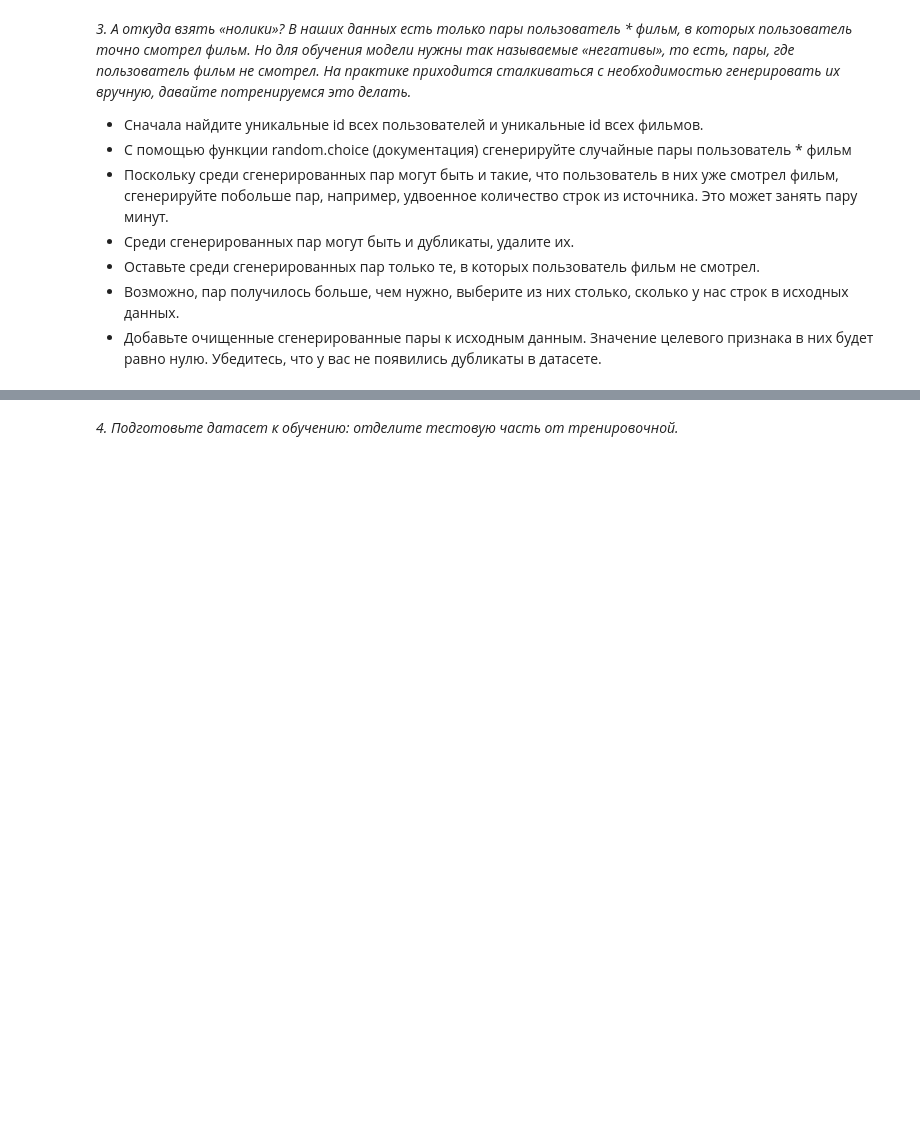
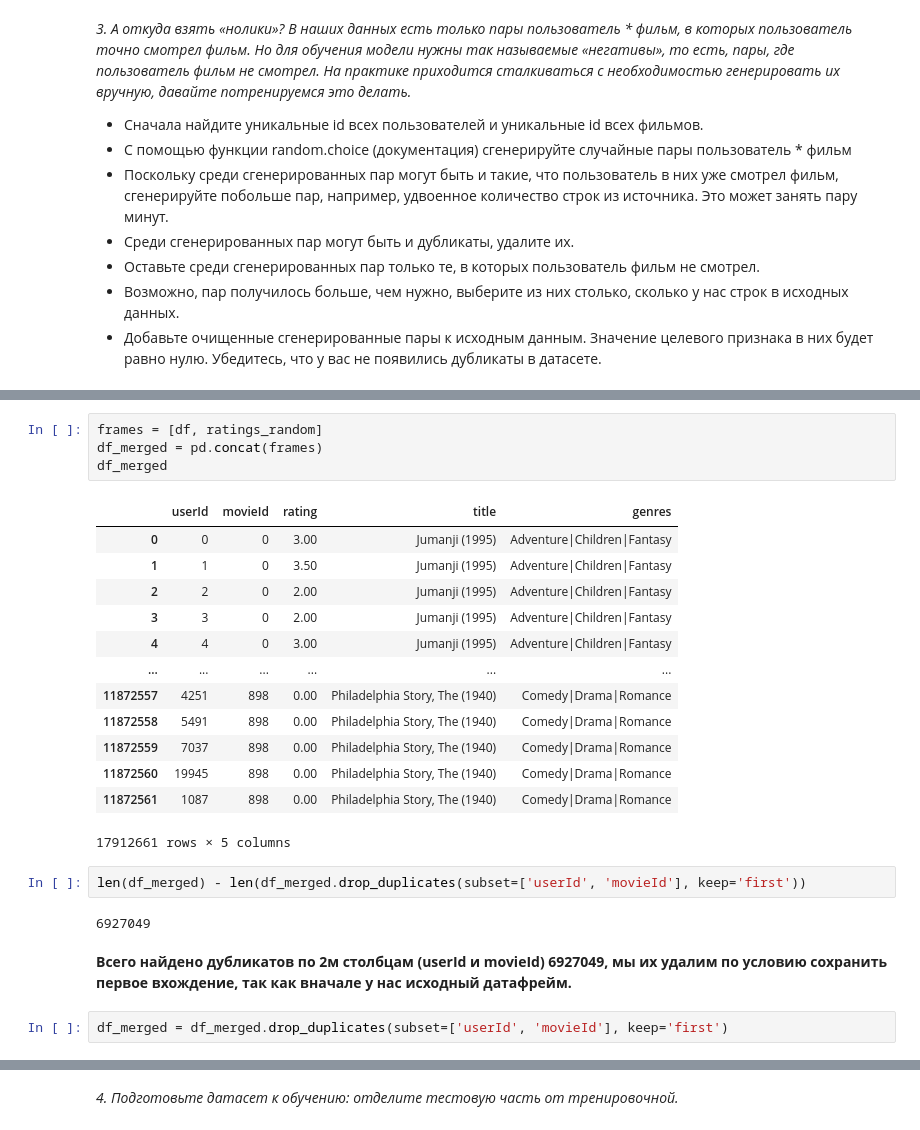
Before and after one commit to W1llAnn/1tdata-homework, a Jupyter notebook: 2.7 - homework.ipynb, the cells around one changed output, grey strips where cells are left out. Cells and saved outputs as stored; diff of their text form; blank space fills up the shorter version.

```diff
--- a/2.7 - homework.ipynb
+++ b/2.7 - homework.ipynb
@@ -47,0 +169,26 @@ hh
+# %%
+frames = [df, ratings_random]
+df_merged = pd.concat(frames)
+df_merged
+# %% [output]
+|  | userId | movieId | rating | title | genres |
+| 0 | 0 | 0 | 3.00 | Jumanji (1995) | Adventure|Children|Fantasy |
+| 1 | 1 | 0 | 3.50 | Jumanji (1995) | Adventure|Children|Fantasy |
+| 2 | 2 | 0 | 2.00 | Jumanji (1995) | Adventure|Children|Fantasy |
+| 3 | 3 | 0 | 2.00 | Jumanji (1995) | Adventure|Children|Fantasy |
+| 4 | 4 | 0 | 3.00 | Jumanji (1995) | Adventure|Children|Fantasy |
+| ... | ... | ... | ... | ... | ... |
+| 11872557 | 4251 | 898 | 0.00 | Philadelphia Story, The (1940) | Comedy|Drama|Romance |
+| 11872558 | 5491 | 898 | 0.00 | Philadelphia Story, The (1940) | Comedy|Drama|Romance |
+| 11872559 | 7037 | 898 | 0.00 | Philadelphia Story, The (1940) | Comedy|Drama|Romance |
+| 11872560 | 19945 | 898 | 0.00 | Philadelphia Story, The (1940) | Comedy|Drama|Romance |
+| 11872561 | 1087 | 898 | 0.00 | Philadelphia Story, The (1940) | Comedy|Drama|Romance |
+17912661 rows × 5 columns
+# %%
+len(df_merged) - len(df_merged.drop_duplicates(subset=['userId', 'movieId'], keep='first'))
+# %% [output]
+6927049
+# %% [markdown]
+**Всего найдено дубликатов по 2м столбцам (userId и movieId) 6927049, мы их удалим по условию сохранить первое вхождение, так как вначале у нас исходный датафрейм.**
+# %%
+df_merged = df_merged.drop_duplicates(subset=['userId', 'movieId'], keep='first')
```
Also changed, not shown: parts of 57 cells of this notebook, 3 other files.
